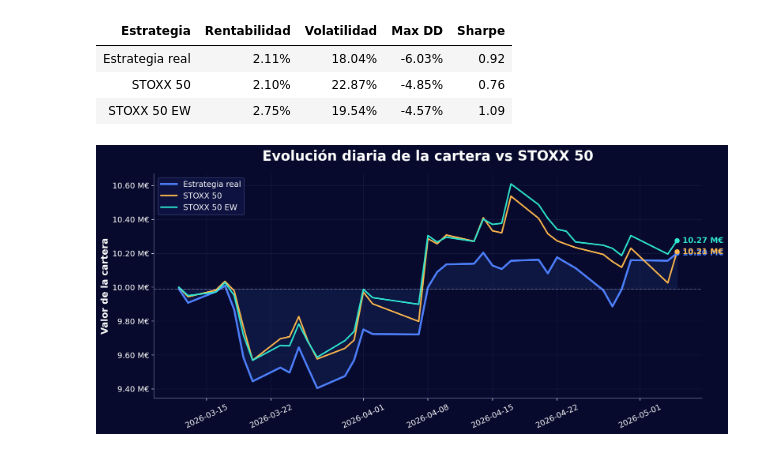
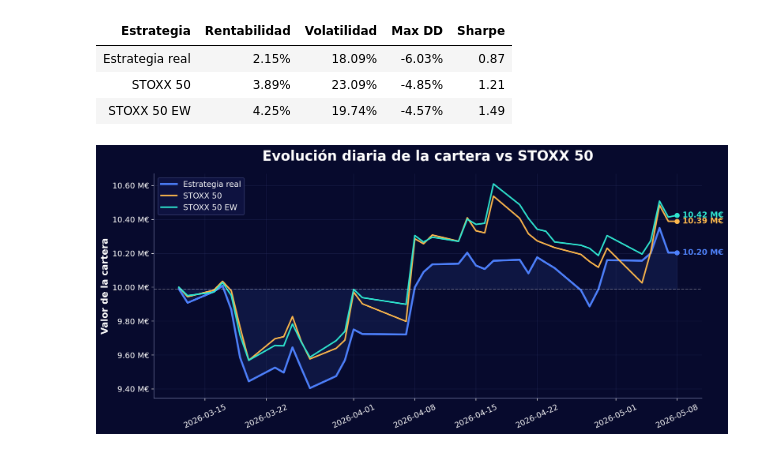
Before and after one commit to Javi-Puerta/Trabajo_gestion_cuantitativa, a Jupyter notebook: Monitoring/resultados_final.ipynb, the cells around one changed output. Drawn from its saved outputs; the diff is of its cells as text; code cells hidden in the pictures.

```diff
--- a/Monitoring/resultados_final.ipynb
+++ b/Monitoring/resultados_final.ipynb
@@ -5,7 +5,7 @@ importlib.reload(auxfun)
 from auxfun import *
 # %%
 path = "..\\Envíos\\historico_operativa.xlsx"
-fecha_fin = "2026-05-04"
+fecha_fin = "2026-05-07"
 historico_valor_cartera(path, fecha_fin, capital_inicial=10_000_000, hoja="Operativa", incluir_costes=True)
 # %% [output]
 |  | Cash | Valor acciones | Dividendos diarios | Valor cartera | Rentabilidad diaria |
@@ -85,20 +85,20 @@ display(final_fmt)
 # %%
 series_grafico, semanal, final, tabla_metricas, tabla_metricas_fmt = series_diarias_cartera_bmks(
     archivo=path,
     universo_tickers=universo_tickers,
-    fecha_fin="2026-05-05",
+    fecha_fin=fecha_fin,
     capital_inicial=10_000_000,
     benchmark="^STOXX50E"
 )
 display(tabla_metricas_fmt)
 fig, ax = grafico_diario_cartera_bmks(
     series_grafico,
     titulo="Evolución diaria de la cartera vs STOXX 50",
     guardar="grafico_resultados.png"
 )
 # %% [output]
 | Estrategia | Rentabilidad | Volatilidad | Max DD | Sharpe |
-| Estrategia real | 2.11% | 18.04% | -6.03% | 0.92 |
-| STOXX 50 | 2.10% | 22.87% | -4.85% | 0.76 |
-| STOXX 50 EW | 2.75% | 19.54% | -4.57% | 1.09 |
+| Estrategia real | 2.15% | 18.09% | -6.03% | 0.87 |
+| STOXX 50 | 3.89% | 23.09% | -4.85% | 1.21 |
+| STOXX 50 EW | 4.25% | 19.74% | -4.57% | 1.49 |
-[figure, old version]
+[figure, new version]
```
Also changed, not shown: parts of 3 cells of this notebook, 11 other files.
